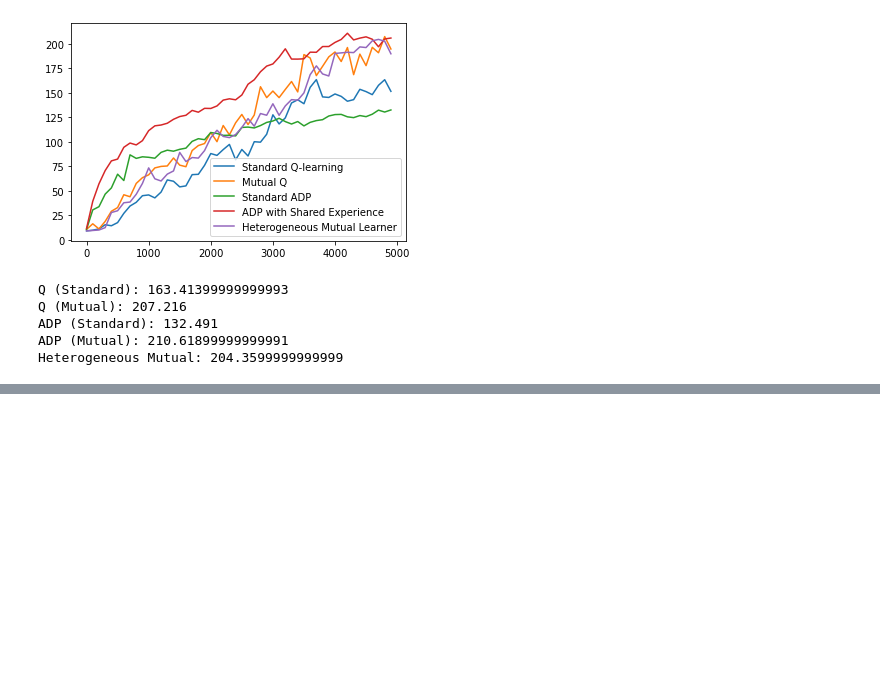
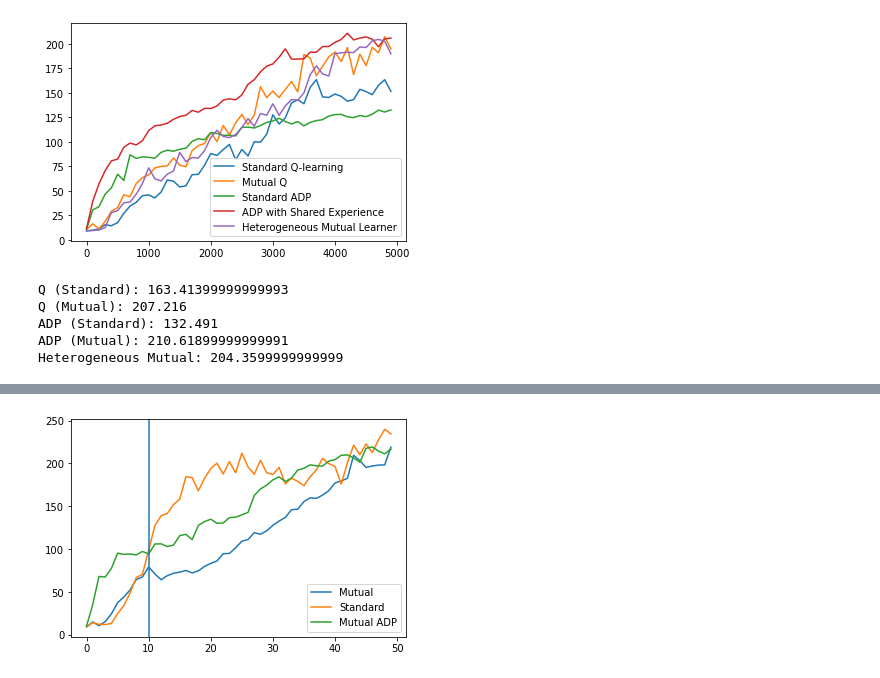
Before and after one commit to csreid/heterogeneous-mutual, a Jupyter notebook: figs.ipynb, the cells around one changed output, grey strips where cells are left out. Drawn from its saved outputs; the diff is of its cells as text; code cells hidden in the pictures; blank space fills up the shorter version.

```diff
--- a/figs.ipynb
+++ b/figs.ipynb
@@ -117,0 +131,3 @@ Heterogeneous Mutual: 204.3599999999999
+# %%
+data_constant = pickle.load(open('results/1608616152.8226454_constant_weight.pickle', 'rb'))
+data_constant['config']
@@ -117,0 +150,10 @@ Heterogeneous Mutual: 204.3599999999999
+# %%
+plt.plot(np.mean(data_constant['results'], axis=0)[:, 1], label='Mutual')
+plt.plot(np.mean(data_constant['results'], axis=0)[:, 2], label='Standard')
+plt.plot(np.mean(data_constant['results'], axis=0)[:, 0], label='Mutual ADP')
+
+plt.axvline(10)
+plt.legend()
+plt.show()
+# %% [output]
+[figure, added]
```
Also changed, not shown: parts of 3 cells of this notebook, 3 other files.
